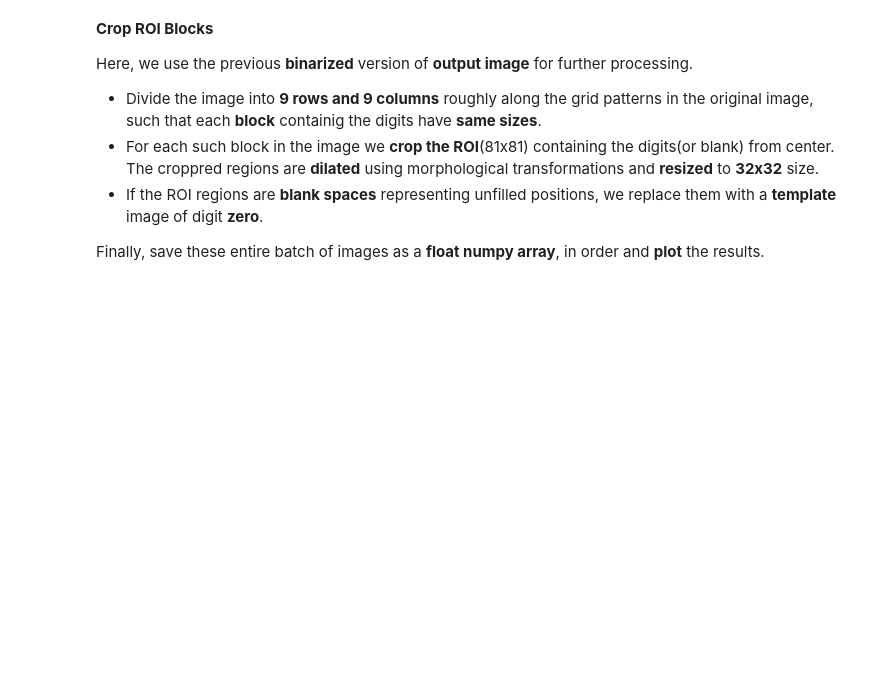
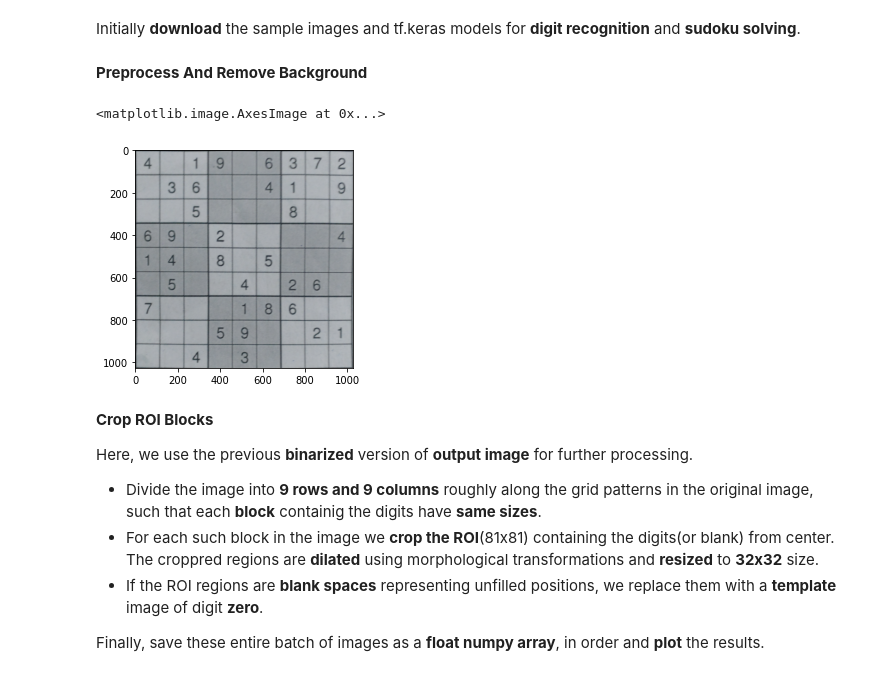
Before and after one commit to anilsathyan7/AI-Sudoku-Solver, a Jupyter notebook: sudoku_solution.ipynb, the cells around one changed output. Cells and saved outputs as stored; diff of their text form; code cells hidden in the pictures; blank space fills up the shorter version.

```diff
--- a/sudoku_solution.ipynb
+++ b/sudoku_solution.ipynb
@@ -18,0 +15,2 @@ Here our **input** is an **image of sudoku** puzzle and we need to produce a cor
+# %% [markdown]
+Initially **download** the sample images and tf.keras models for **digit recognition** and **sudoku solving**.
@@ -19,3 +20,5 @@ Here our **input** is an **image of sudoku** puzzle and we need to produce a cor
+# %% [markdown]
+**Preprocess And Remove Background**
 # %%
 import cv2
 import numpy as np
@@ -27,36 +30,39 @@ from skimage.util import view_as_blocks
 from tensorflow.keras.models import load_model
 
 # Read input sudoku image
-img =  cv2.imread("/content/drive/My Drive/sudoku/IMG_20200622_174425.jpg")
+img =  cv2.imread("images/sudoku_star1.jpg")
 
 # Preprocess the input image
 img = cv2.resize(img,(1026,1026))
 imgray = cv2.cvtColor(img, cv2.COLOR_BGR2GRAY)
 thresh = cv2.adaptiveThreshold(imgray, 255, cv2.ADAPTIVE_THRESH_GAUSSIAN_C,cv2.THRESH_BINARY_INV,21,21)
 
 # Find the largest contour and approximate the polygonal curve
 contours, _ = cv2.findContours(thresh, cv2.RETR_EXTERNAL, cv2.CHAIN_APPROX_SIMPLE)
 cnt = max(contours, key = cv2.contourArea)
 epsilon = 0.1*cv2.arcLength(cnt,True)
 cnt = cv2.approxPolyDP(cnt,epsilon,True).squeeze()
 
 # Sort co-ordinates in top-left raster order
 cor_list=cnt.tolist()
 ord_list=sorted(cor_list[:2])+sorted(cor_list[2:])
 
 # Apply perspective transformation and get the  warped image
 pts1 = np.float32(ord_list) #raster
 pts2 = np.float32([[0,0],[1026,0],[0,1026],[1026,1026]])
 M = cv2.getPerspectiveTransform(pts1,pts2)
 out_gry = cv2.warpPerspective(img,M,(1026,1026))
 out_bin = cv2.warpPerspective(thresh,M,(1026,1026))
 
 # Save the binary and grayscale outputs
 cv2.imwrite('puzzle.jpg', out_gry)
 cv2.imwrite('puzzle_bin.jpg', out_bin)
 
 # Show the grayscale output image
 plt.imshow(out_gry)
+# %% [output]
+<matplotlib.image.AxesImage at 0x...>
+[figure, added]
 # %% [markdown]
 **Crop ROI Blocks**
 
```
Also changed, not shown: parts of 7 cells of this notebook.
